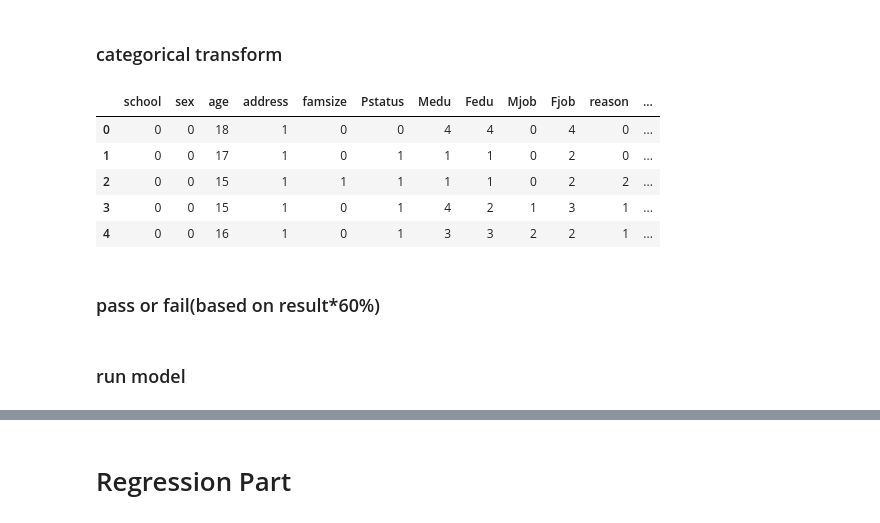
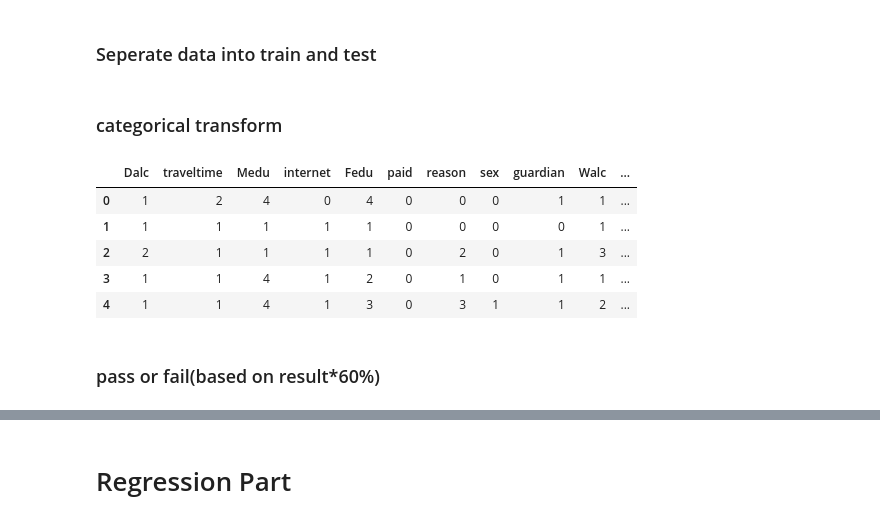
Before and after one commit to cheng1999/Student-Performance-Predict, a Jupyter notebook: data science final project Por_part.ipynb, the cells around one changed output, grey strips where cells are left out. Cells and saved outputs as stored; diff of their text form; code cells hidden in the pictures.

```diff
--- a/data science final project Por_part.ipynb
+++ b/data science final project Por_part.ipynb
@@ -7,0 +33,2 @@ pd.set_option('display.max_columns', None)
+# %% [markdown]
+### Seperate data into train and test
@@ -8,9 +42,25 @@ pd.set_option('display.max_columns', None)
+# %%
+def train_test_seperate(df_dict, index_list, test_list_index):
+    data_train = {}
+    data_test = {}
+    for i in range(len(index_list)):
+        if index_list[i] in test_list_index:
+            data_test[i] = df_dict[i]
+        else:
+            data_train[i] = df_dict[i]
+    data_train = pd.DataFrame.from_dict(data_train, orient = 'index')
+    data_test = pd.DataFrame.from_dict(data_test, orient = 'index')
+    return data_train, data_test
+# %%
+data_train, data_test = train_test_seperate(data_dict, data_dict_list, test_index)
 # %% [markdown]
 ### categorical transform
 # %%
 from sklearn.preprocessing import LabelEncoder
 # %%
 def categorical_transform(df):
+    df = df.reset_index()
+    df = df.drop(columns = ["index"])
     column_name = list(df.columns)
     transform_dic = {}
     for i in range(len(column_name)):
@@ -25,11 +72,14 @@ data_por_2, categorical_dic = categorical_transform(data_por_2)
+# %%
+data_train_2 = data_train.copy()
+data_train_2, categorical_dic = categorical_transform(data_train_2)
 # %%
-data_por_2.head()
+data_train_2.head()
 # %% [output]
-|  | school | sex | age | address | famsize | Pstatus | Medu | Fedu | Mjob | Fjob | reason | ... |
-| 0 | 0 | 0 | 18 | 1 | 0 | 0 | 4 | 4 | 0 | 4 | 0 | ... |
-| 1 | 0 | 0 | 17 | 1 | 0 | 1 | 1 | 1 | 0 | 2 | 0 | ... |
-| 2 | 0 | 0 | 15 | 1 | 1 | 1 | 1 | 1 | 0 | 2 | 2 | ... |
-| 3 | 0 | 0 | 15 | 1 | 0 | 1 | 4 | 2 | 1 | 3 | 1 | ... |
-| 4 | 0 | 0 | 16 | 1 | 0 | 1 | 3 | 3 | 2 | 2 | 1 | ... |
+|  | Dalc | traveltime | Medu | internet | Fedu | paid | reason | sex | guardian | Walc | ... |
+| 0 | 1 | 2 | 4 | 0 | 4 | 0 | 0 | 0 | 1 | 1 | ... |
+| 1 | 1 | 1 | 1 | 1 | 1 | 0 | 0 | 0 | 0 | 1 | ... |
+| 2 | 2 | 1 | 1 | 1 | 1 | 0 | 2 | 0 | 1 | 3 | ... |
+| 3 | 1 | 1 | 4 | 1 | 2 | 0 | 1 | 0 | 1 | 1 | ... |
+| 4 | 1 | 1 | 4 | 1 | 3 | 0 | 3 | 1 | 1 | 2 | ... |
 # %% [markdown]
 ### pass or fail(based on result*60%)
@@ -58,2 +85,0 @@ data_por_2['pass_fail'] = por_pass_fail.values()
-# %% [markdown]
-### run  model
```
Also changed, not shown: parts of 148 cells of this notebook.
